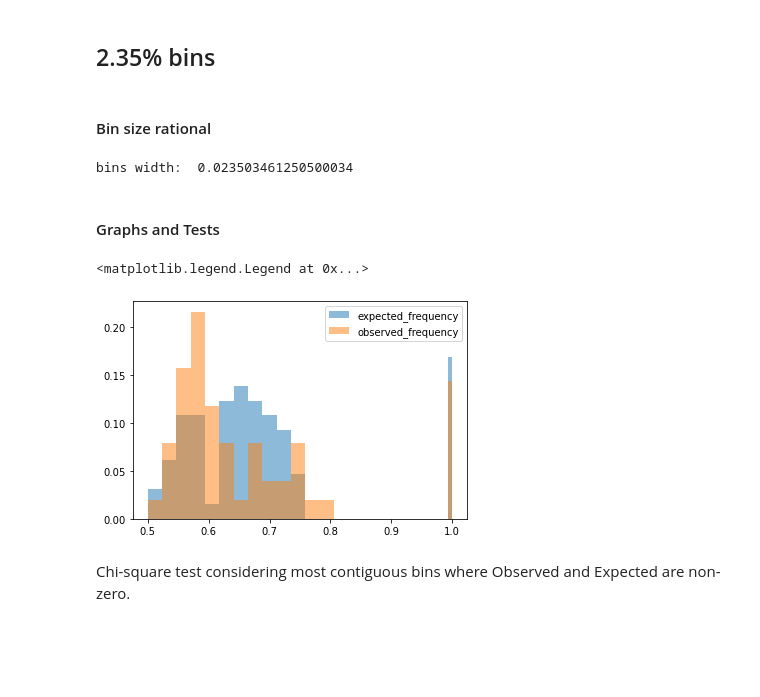
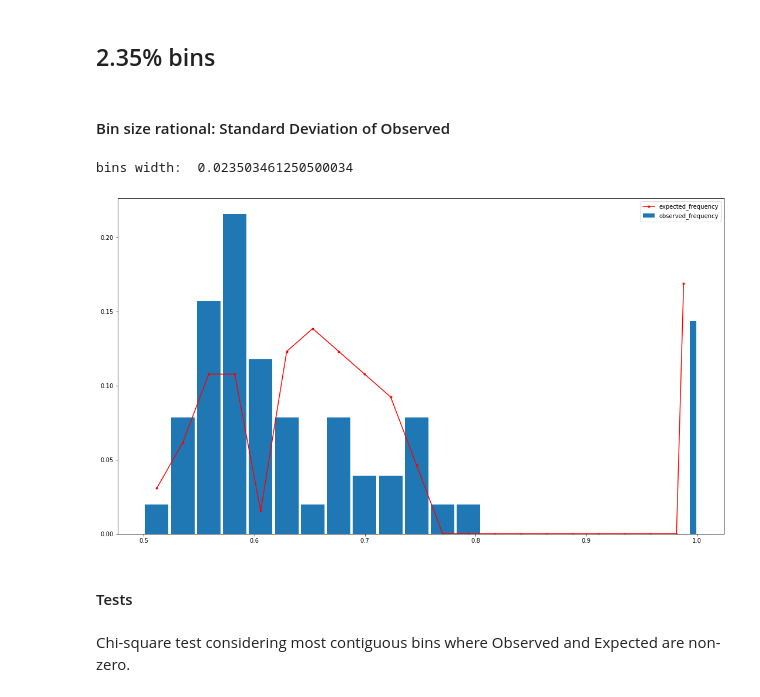
Before and after one commit to baxterdemers/metric_notebooks, a Jupyter notebook: May 13, 2020 histograms.ipynb, the cells around one changed output. Cells and saved outputs as stored; diff of their text form; code cells hidden in the pictures; blank space fills up the shorter version.

```diff
--- a/May 13, 2020 histograms.ipynb
+++ b/May 13, 2020 histograms.ipynb
@@ -3,3 +6,20 @@
+# %%
+def get_graph(bin_width):
+    # make bins of with the specified width
+    bins = [.5 + bin_width*idx for idx in range(int(np.ceil(.5/ bin_width)))]
+    bins.append(1)
+
+    # group vote shares into bins
+    observed_frequency, bins = np.histogram(observed_vote_shares, bins, density=True)
+    expected_frequency, _ = np.histogram(expected_vote_shares, bins, density=True)
+
+    # generate the graph
+    fig, ax = plt.subplots()
+    n, bins, _ = ax.hist(bins[:-1], bins, weights=(observed_frequency*bin_width), label ='observed_frequency', rwidth=0.9)
+    ax.plot([x - (bin_width/2) for x in bins][1:], expected_frequency*bin_width, 'r.-', label='expected_frequency')
+    ax.legend()
+    fig.set_size_inches(18.5, 10.5)
+    return observed_frequency, expected_frequency
 # %% [markdown]
 
 ## Load Data
@@ -22,31 +44,17 @@ expected_mask = (df.Year.isin(['2002','2004','2006', '2008', '2010'])) & (df.Sta
 # %% [markdown]
 ## 2.35% bins
 # %% [markdown]
-#### Bin size rational
+#### Bin size rational: Standard Deviation of Observed
 # %%
 std_winner_vote_share = np.std(df[observed_mask].groupby('Year')['winner_vote_share'].mean())
 bin_width = std_winner_vote_share
 print('bins width: ', bin_width)
+observed_frequency, expected_frequency = get_graph(bin_width)
 # %% [output]
 bins width:  0.023503461250500034
+[figure, added]
 # %% [markdown]
-#### Graphs and Tests
+#### Tests
-# %%
-bins = [.5 + bin_width*idx for idx in range(int(np.ceil(.5/ bin_width)))]
-bins.append(1)
-
-observed_vote_shares = df[observed_mask]['winner_vote_share']
-observed_frequency, bins1 = np.histogram(observed_vote_shares, bins, density=True)
-expected_vote_shares = df[expected_mask]['winner_vote_share']
-expected_frequency, bins2 = np.histogram(expected_vote_shares, bins, density=True)
-
-fig, ax = plt.subplots()
-ax.hist(bins2[:-1], bins2, weights=(expected_frequency*bin_width), label='expected_frequency',  histtype='stepfilled', alpha=.5)
-ax.hist(bins1[:-1], bins1, weights=(observed_frequency*bin_width), label ='observed_frequency', histtype='stepfilled', alpha=.5)
-ax.legend()
-# %% [output]
-<matplotlib.legend.Legend at 0x...>
-[figure, removed]
 # %% [markdown]
 Chi-square test considering most contiguous bins where Observed and Expected are non-zero.
 # %%
```
Also changed, not shown: parts of 7 cells of this notebook.
